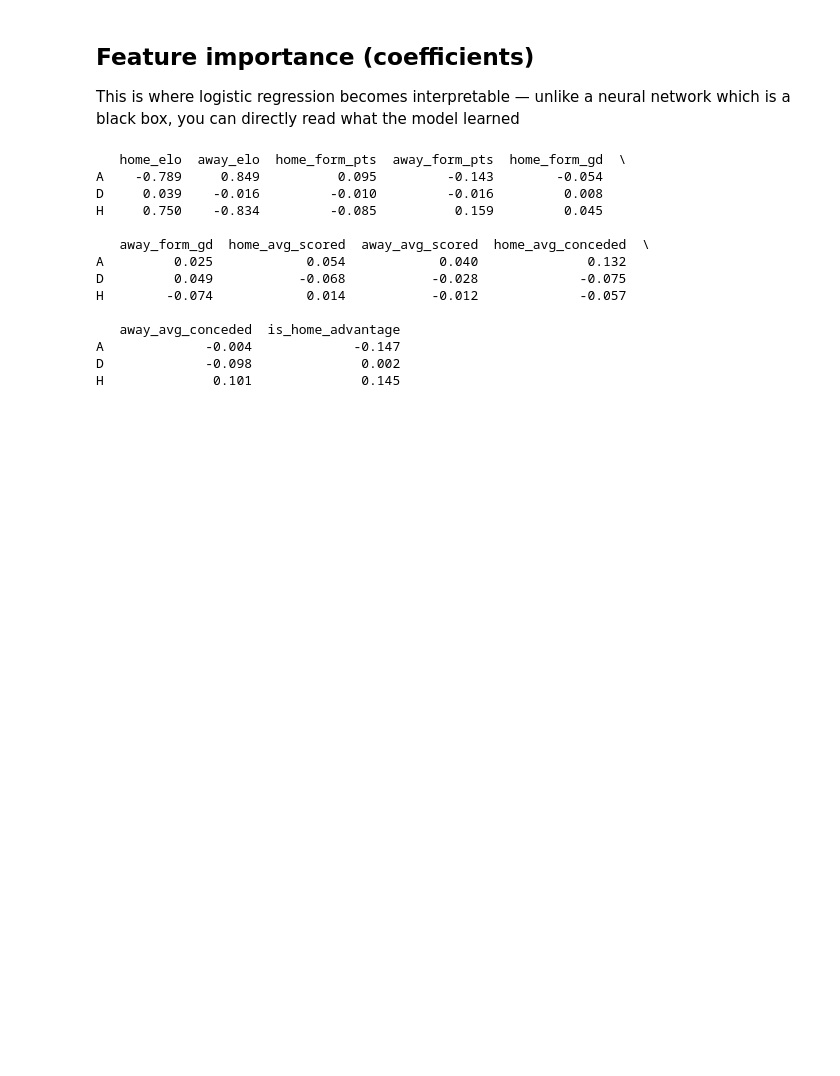
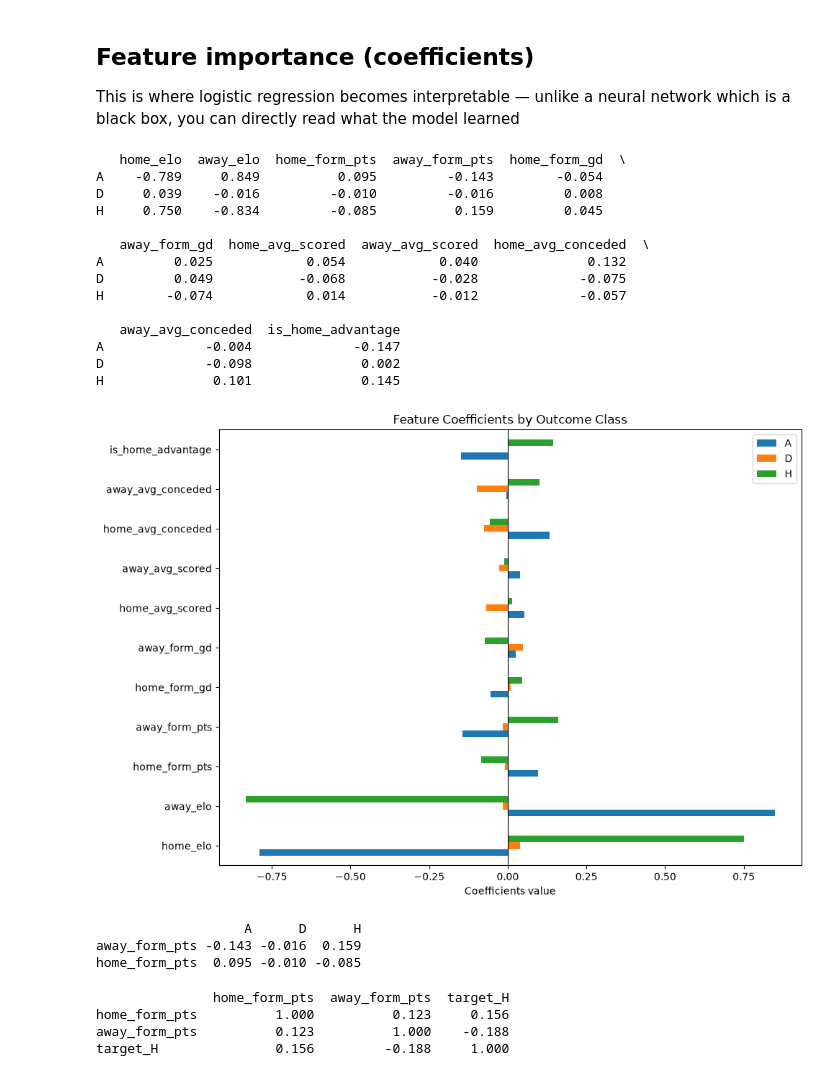
Before and after one commit to cswizard7/World-Cup-Match-Predictor, a Jupyter notebook: match_predictor.ipynb, the cells around one changed output. Drawn from its saved outputs; the diff is of its cells as text; code cells hidden in the pictures; blank space fills up the shorter version.

Commit message:
Complete Project 1: logistic regression match outcome predictor with evaluation and visualizations

```diff
--- a/match_predictor.ipynb
+++ b/match_predictor.ipynb
@@ -498,3 +498,27 @@ H        -0.074            0.014           -0.012             -0.057
 A             -0.004             -0.147
 D             -0.098              0.002
 H              0.101              0.145
+# %%
+coef_df.T.plot(kind = "barh", figsize = (10,7))
+plt.axvline(0, color = "black", linewidth = "0.8")
+plt.title("Feature Coefficients by Outcome Class")
+plt.xlabel("Coefficients value")
+plt.tight_layout()
+plt.show()
+# %% [output]
+[figure, added]
+# %%
+print(coef_df[['away_form_pts', 'home_form_pts']].T.round(3))
+# %% [output]
+                   A      D      H
+away_form_pts -0.143 -0.016  0.159
+home_form_pts  0.095 -0.010 -0.085
+# %%
+correlation = train_df[feature_cols+['target']].copy()
+correlation['target_H'] = (correlation['target'] == 'H').astype(int)
+print(correlation[['home_form_pts', 'away_form_pts', 'target_H']].corr().round(3))
+# %% [output]
+               home_form_pts  away_form_pts  target_H
+home_form_pts          1.000          0.123     0.156
+away_form_pts          0.123          1.000    -0.188
+target_H               0.156         -0.188     1.000
```
